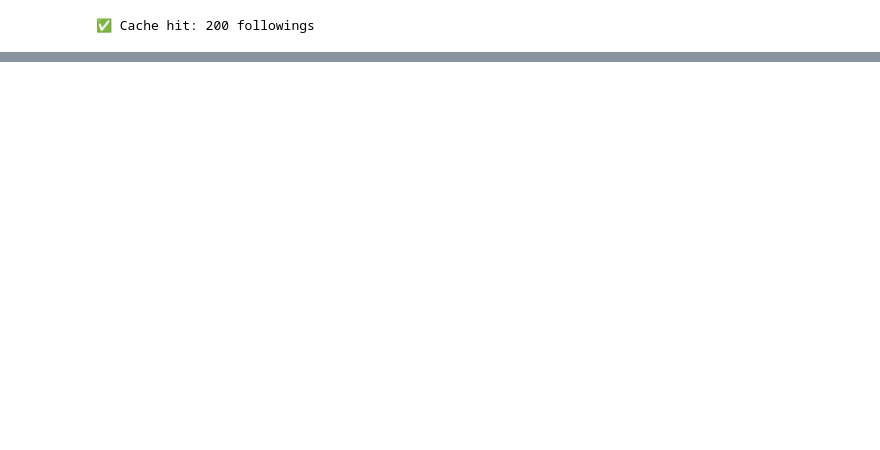
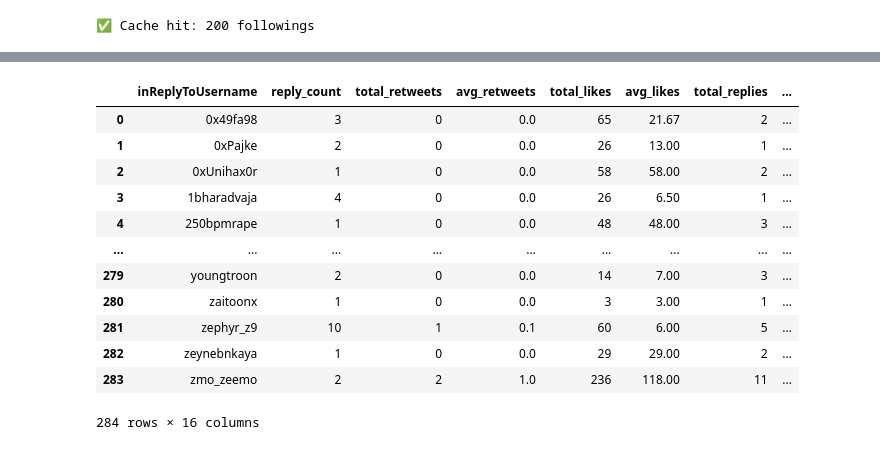
Before and after one commit to neldivad/xapi-example, a Jupyter notebook: notebooks/rank-followings.ipynb, the cells around one changed output, grey strips where cells are left out. Drawn from its saved outputs; the diff is of its cells as text; code cells hidden in the pictures; blank space fills up the shorter version.

```diff
--- a/notebooks/rank-followings.ipynb
+++ b/notebooks/rank-followings.ipynb
@@ -82,9 +98,10 @@ Name: 0, dtype: object
 # %%
-TWEET_LIMIT = 20
+# TWEET_LIMIT = 200
+TWEET_LIMIT = 1000
 start_date = None
 end_date = None
-min_faves = 1
-INCLUDE_REPLIES = False
+min_faves = 0
+INCLUDE_REPLIES = True
 # %%
 resp = get_user_tweets_cached(
     api_key=API_KEY,
@@ -102,2 +129,3 @@ tweets = resp["tweets"]
 # %%
-resp
+df_tweets = pd.json_normalize(tweets)
+df_tmini = collapse_dataframe(df_tweets, fields=truncated_fields)
@@ -121,0 +205,32 @@ resp
+# %%
+reply_tweets = df_tmini[df_tmini['isReply'] == True].copy()
+reply_tweets['inReplyToUsername'] = reply_tweets['text'].apply(extract_first_username, custom_message=USERNAME)
+reply_tweets['bvi'] = round(reply_tweets['bookmarkCount'] / reply_tweets['viewCount'] * 1000, 4)
+reply_tweets['bli'] = round(reply_tweets['bookmarkCount'] / reply_tweets['likeCount'] * 100, 4)
+
+# Create comprehensive engagement stats
+engagement_stats = reply_tweets.groupby('inReplyToUsername').agg({
+    'id': 'count',                    # Number of replies
+    'retweetCount': ['sum', 'mean'],  # Total and average retweets
+    'likeCount': ['sum', 'mean'],     # Total and average likes
+    'replyCount': ['sum', 'mean'],    # Total and average replies
+    'quoteCount': ['sum', 'mean'],    # Total and average quotes
+    'viewCount': ['sum', 'mean'],     # Total and average views
+    'bookmarkCount': ['sum', 'mean'],  # Total and average bookmarks
+    'bvi': ['mean'],  # Total and average bvi
+    'bli': ['mean'],  # Total and average bli
+}).round(2)
+
+# flatten column names
+engagement_stats.columns = [
+    'reply_count',
+    'total_retweets', 'avg_retweets',
+    'total_likes', 'avg_likes',
+    'total_replies', 'avg_replies',
+    'total_quotes', 'avg_quotes',
+    'total_views', 'avg_views',
+    'total_bookmarks', 'avg_bookmarks',
+    'avg_bvi',
+    'avg_bli'
+]
+engagement_stats.reset_index(inplace=True)
@@ -121,0 +255,16 @@ resp
+# %%
+engagement_stats
+# %% [output]
+|  | inReplyToUsername | reply_count | total_retweets | avg_retweets | total_likes | avg_likes | total_replies | ... |
+| 0 | 0x49fa98 | 3 | 0 | 0.0 | 65 | 21.67 | 2 | ... |
+| 1 | 0xPajke | 2 | 0 | 0.0 | 26 | 13.00 | 1 | ... |
+| 2 | 0xUnihax0r | 1 | 0 | 0.0 | 58 | 58.00 | 2 | ... |
+| 3 | 1bharadvaja | 4 | 0 | 0.0 | 26 | 6.50 | 1 | ... |
+| 4 | 250bpmrape | 1 | 0 | 0.0 | 48 | 48.00 | 3 | ... |
+| ... | ... | ... | ... | ... | ... | ... | ... | ... |
+| 279 | youngtroon | 2 | 0 | 0.0 | 14 | 7.00 | 3 | ... |
+| 280 | zaitoonx | 1 | 0 | 0.0 | 3 | 3.00 | 1 | ... |
+| 281 | zephyr_z9 | 10 | 1 | 0.1 | 60 | 6.00 | 5 | ... |
+| 282 | zeynebnkaya | 1 | 0 | 0.0 | 29 | 29.00 | 2 | ... |
+| 283 | zmo_zeemo | 2 | 2 | 1.0 | 236 | 118.00 | 11 | ... |
+284 rows × 16 columns
```
Also changed, not shown: parts of 26 cells of this notebook, 3 other files.
